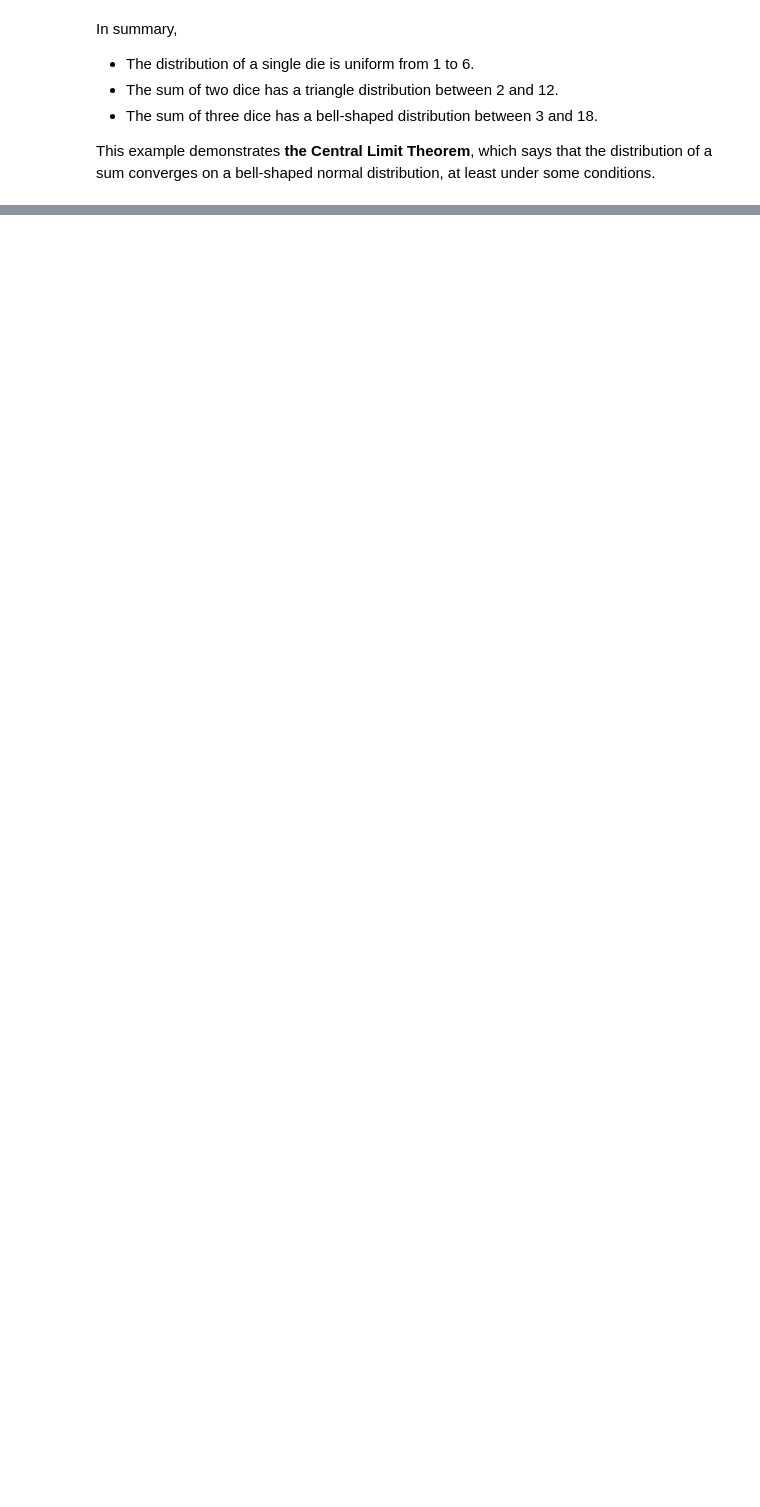
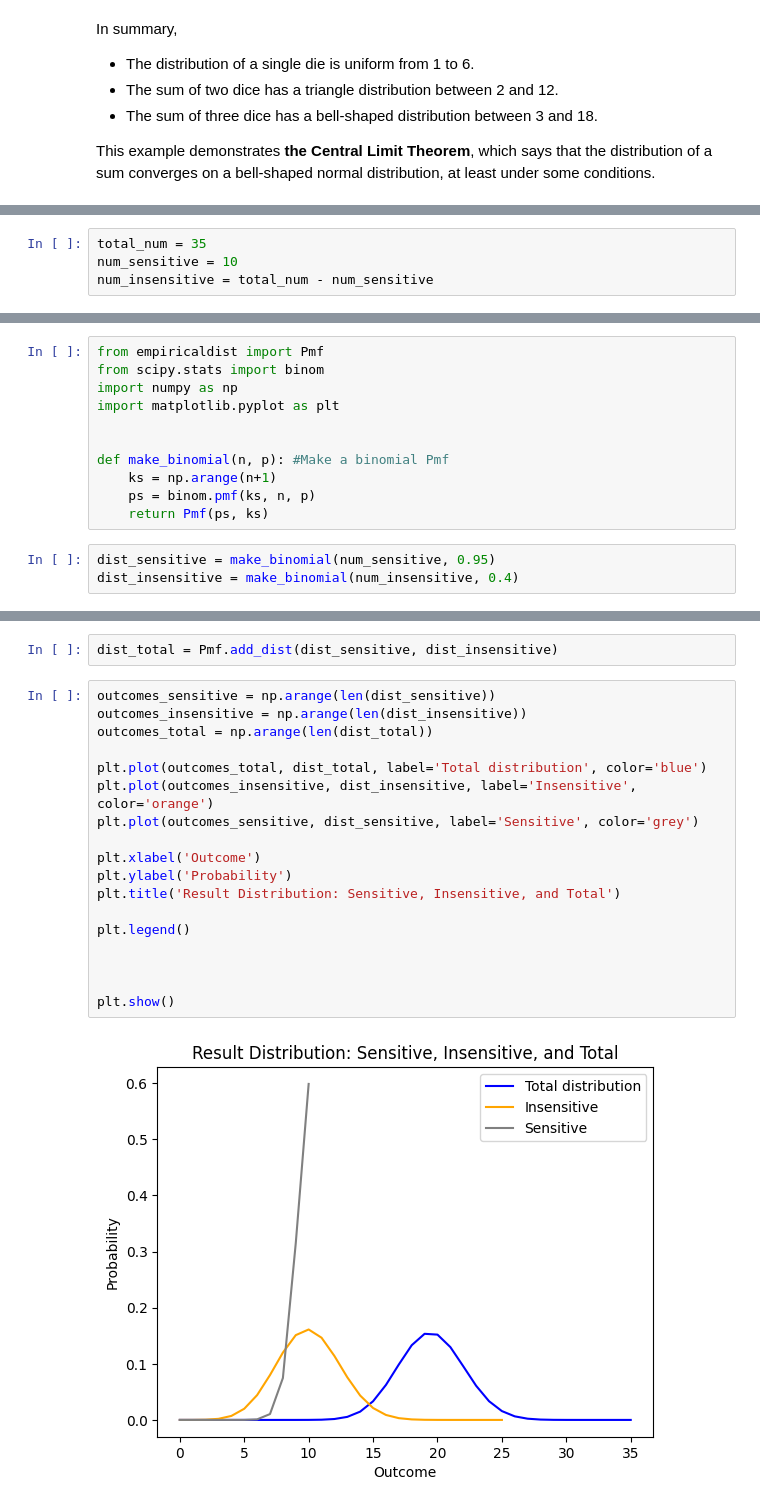
Before and after one commit to bea-sirowy/Python-tutorials, a Jupyter notebook: Bayes06_add_dist.ipynb, the cells around one changed output, grey strips where cells are left out. Cells and saved outputs as stored; diff of their text form; blank space fills up the shorter version.

```diff
--- a/Bayes06_add_dist.ipynb
+++ b/Bayes06_add_dist.ipynb
@@ -311,0 +354,4 @@ least under some conditions.
+# %%
+total_num = 35
+num_sensitive = 10
+num_insensitive = total_num - num_sensitive
@@ -311,0 +362,14 @@ least under some conditions.
+# %%
+from empiricaldist import Pmf
+from scipy.stats import binom
+import numpy as np
+import matplotlib.pyplot as plt
+
+
+def make_binomial(n, p): #Make a binomial Pmf
+    ks = np.arange(n+1)
+    ps = binom.pmf(ks, n, p)
+    return Pmf(ps, ks)
+# %%
+dist_sensitive = make_binomial(num_sensitive, 0.95)
+dist_insensitive = make_binomial(num_insensitive, 0.4)
@@ -311,0 +382,22 @@ least under some conditions.
+# %%
+dist_total = Pmf.add_dist(dist_sensitive, dist_insensitive)
+# %%
+outcomes_sensitive = np.arange(len(dist_sensitive))
+outcomes_insensitive = np.arange(len(dist_insensitive))
+outcomes_total = np.arange(len(dist_total))
+
+plt.plot(outcomes_total, dist_total, label='Total distribution', color='blue')
+plt.plot(outcomes_insensitive, dist_insensitive, label='Insensitive', color='orange')
+plt.plot(outcomes_sensitive, dist_sensitive, label='Sensitive', color='grey')
+
+plt.xlabel('Outcome')
+plt.ylabel('Probability')
+plt.title('Result Distribution: Sensitive, Insensitive, and Total')
+
+plt.legend()
+
+
+
+plt.show()
+# %% [output]
+[figure, added]
```
Also changed, not shown: parts of 10 cells of this notebook.
